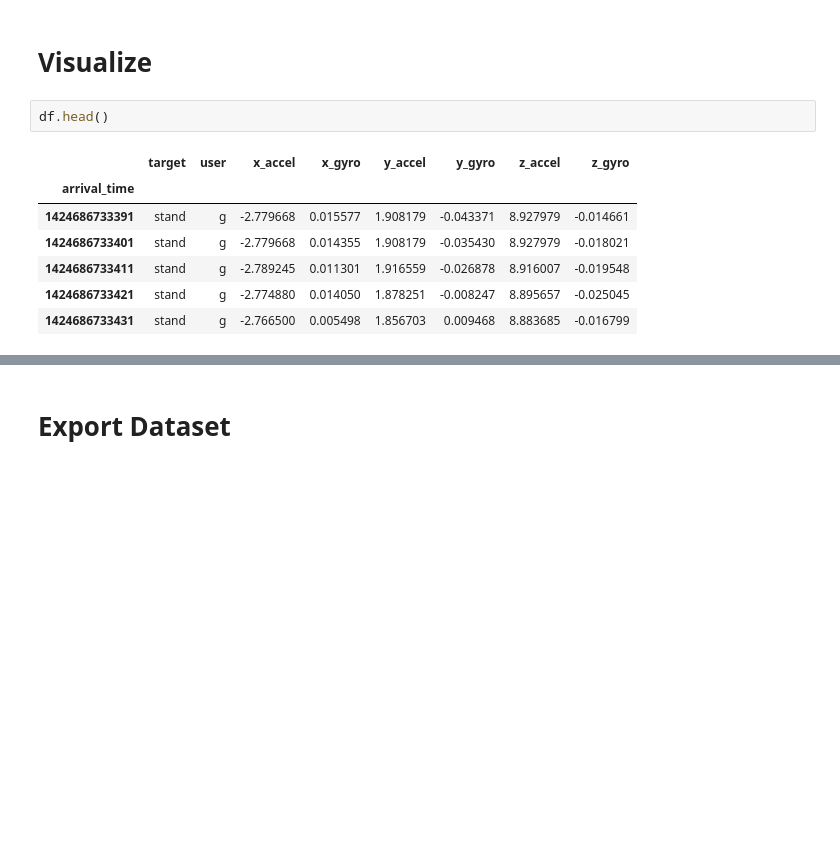
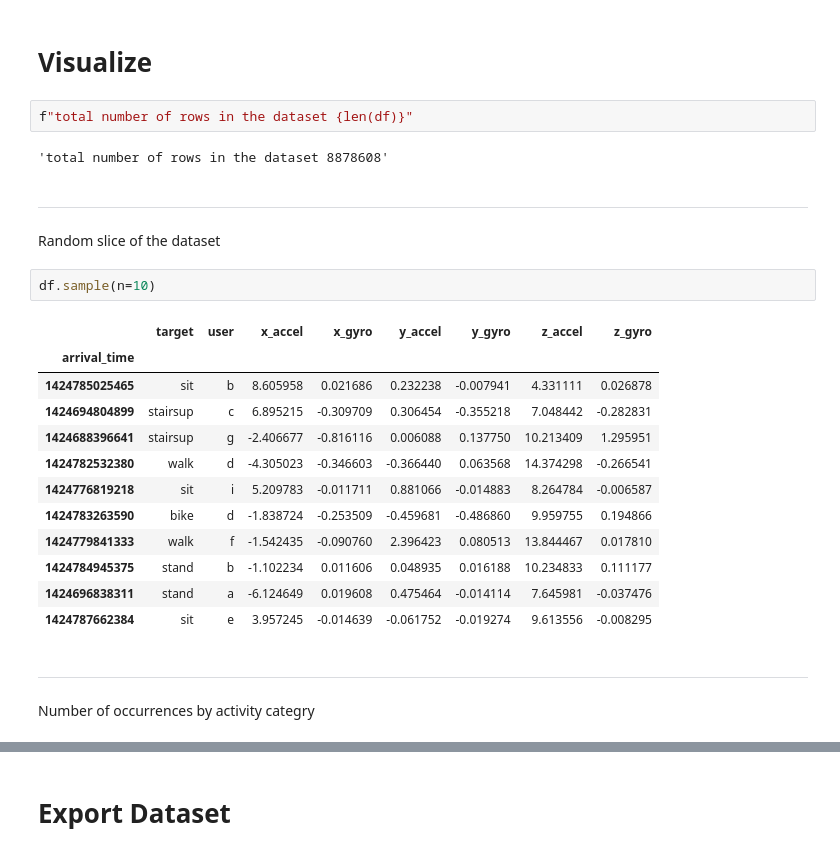
Before and after one commit to lbhdc/Horme, a Jupyter notebook: notebook/process_datasets.ipynb, the cells around one changed output, grey strips where cells are left out. Drawn from its saved outputs; the diff is of its cells as text; blank space fills up the shorter version.

```diff
--- a/notebook/process_datasets.ipynb
+++ b/notebook/process_datasets.ipynb
@@ -78,12 +133,27 @@ Wall time: 498 ms
 # %% [markdown]
 # Visualize
-# %%
-df.head()
-# %% [output]
-|  | target | user | x_accel | x_gyro | y_accel | y_gyro | z_accel | z_gyro |
-| arrival_time |  |  |  |  |  |  |  |  |
-| 1424686733391 | stand | g | -2.779668 | 0.015577 | 1.908179 | -0.043371 | 8.927979 | -0.014661 |
-| 1424686733401 | stand | g | -2.779668 | 0.014355 | 1.908179 | -0.035430 | 8.927979 | -0.018021 |
-| 1424686733411 | stand | g | -2.789245 | 0.011301 | 1.916559 | -0.026878 | 8.916007 | -0.019548 |
-| 1424686733421 | stand | g | -2.774880 | 0.014050 | 1.878251 | -0.008247 | 8.895657 | -0.025045 |
-| 1424686733431 | stand | g | -2.766500 | 0.005498 | 1.856703 | 0.009468 | 8.883685 | -0.016799 |
+# %%
+f"total number of rows in the dataset {len(df)}"
+# %% [output]
+'total number of rows in the dataset 8878608'
+# %% [markdown]
+---
+Random slice of the dataset
+# %%
+df.sample(n=10)
+# %% [output]
+|  | target | user | x_accel | x_gyro | y_accel | y_gyro | z_accel | z_gyro |
+| arrival_time |  |  |  |  |  |  |  |  |
+| 1424785025465 | sit | b | 8.605958 | 0.021686 | 0.232238 | -0.007941 | 4.331111 | 0.026878 |
+| 1424694804899 | stairsup | c | 6.895215 | -0.309709 | 0.306454 | -0.355218 | 7.048442 | -0.282831 |
+| 1424688396641 | stairsup | g | -2.406677 | -0.816116 | 0.006088 | 0.137750 | 10.213409 | 1.295951 |
+| 1424782532380 | walk | d | -4.305023 | -0.346603 | -0.366440 | 0.063568 | 14.374298 | -0.266541 |
+| 1424776819218 | sit | i | 5.209783 | -0.011711 | 0.881066 | -0.014883 | 8.264784 | -0.006587 |
+| 1424783263590 | bike | d | -1.838724 | -0.253509 | -0.459681 | -0.486860 | 9.959755 | 0.194866 |
+| 1424779841333 | walk | f | -1.542435 | -0.090760 | 2.396423 | 0.080513 | 13.844467 | 0.017810 |
+| 1424784945375 | stand | b | -1.102234 | 0.011606 | 0.048935 | 0.016188 | 10.234833 | 0.111177 |
+| 1424696838311 | stand | a | -6.124649 | 0.019608 | 0.475464 | -0.014114 | 7.645981 | -0.037476 |
+| 1424787662384 | sit | e | 3.957245 | -0.014639 | -0.061752 | -0.019274 | 9.613556 | -0.008295 |
+# %% [markdown]
+---
+Number of occurrences by activity categry
```
Also changed, not shown: parts of 19 cells of this notebook.
